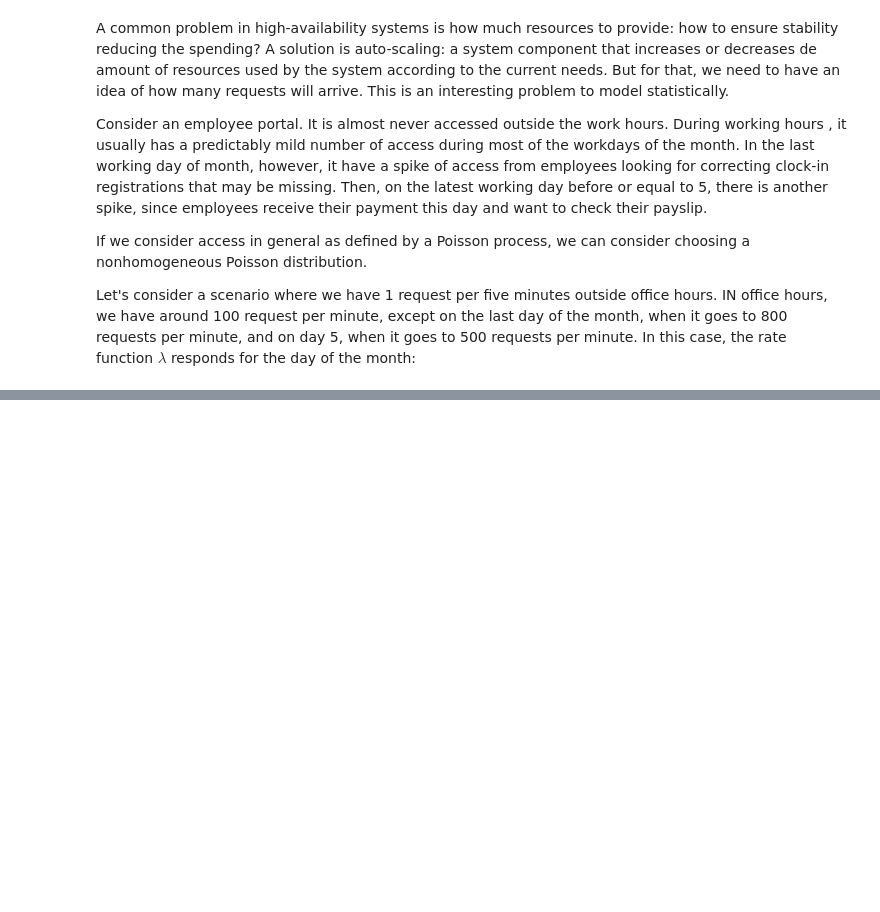
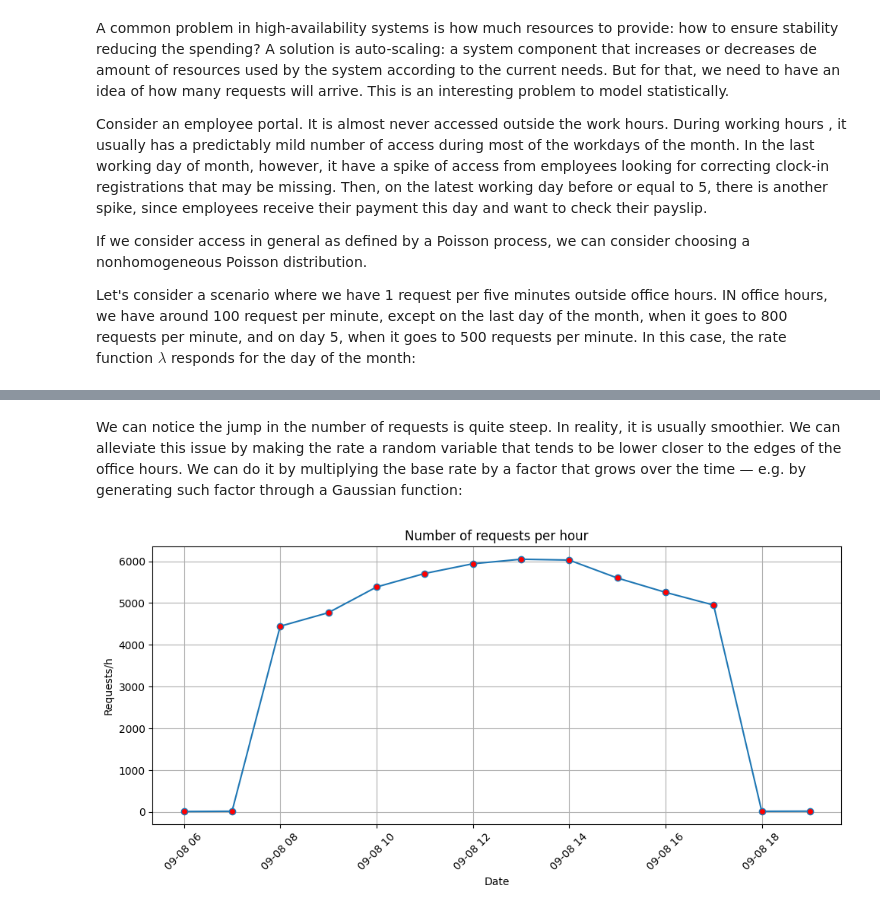
Before and after one commit to brandizzi/AEDI2025, a Jupyter notebook: RateAccessMonteCArlo.ipynb, the cells around one changed output, grey strips where cells are left out. Cells and saved outputs as stored; diff of their text form; code cells hidden in the pictures; blank space fills up the shorter version.

```diff
--- a/RateAccessMonteCArlo.ipynb
+++ b/RateAccessMonteCArlo.ipynb
@@ -148,0 +208,36 @@ def D(s):
+# %% [markdown]
+We can notice the jump in the number of requests is quite steep. In reality, it is usually smoothier. We can alleviate this issue by making the rate a random variable that tends to be lower closer to the edges of the office hours. We can do it by multiplying the base rate by a factor that grows over the time — e.g. by generating such factor through a Gaussian function:
+# %%
+def smooth_rate_function(date, *args, sd=1, **kwargs):
+    base_rate = base_rate_function(date, *args, **kwargs)
+    if is_office_hours(date):
+        base_rate *= smoothing_factor(date.hour)
+    return base_rate
+
+
+def smoothing_factor(hour, spread=0.025):
+    """
+    The default spread value of 0.05 was found by manual experimentation.
+    We wanted one that would give a factor of around 75% closer to the
+    limits of the office hours.
+
+    >>> smoothing_factor(13)
+    np.float64(1.0)
+    >>> 0.75 - smoothing_factor(office_hours_start) < 0.05
+    np.True_
+    >>> 0.75 - smoothing_factor(office_hours_end) < 0.05
+    np.True_
+    """
+    hour = hour - office_hours_start
+    work_day_length = office_hours_end - office_hours_start
+    peak = work_day_length / 2
+    return np.exp(-(hour-peak)**2/2*spread)
+
+horizon = 14
+
+start_time = D('2025-09-08 06:00')
+
+event_simulation = simulate_requests(start_time, horizon, HOUR, rate_function=smooth_rate_function, sd=4)
+plot_simulation(event_simulation, marker='o')
+# %% [output]
+[figure, added]
```
Also changed, not shown: parts of 7 cells of this notebook.
